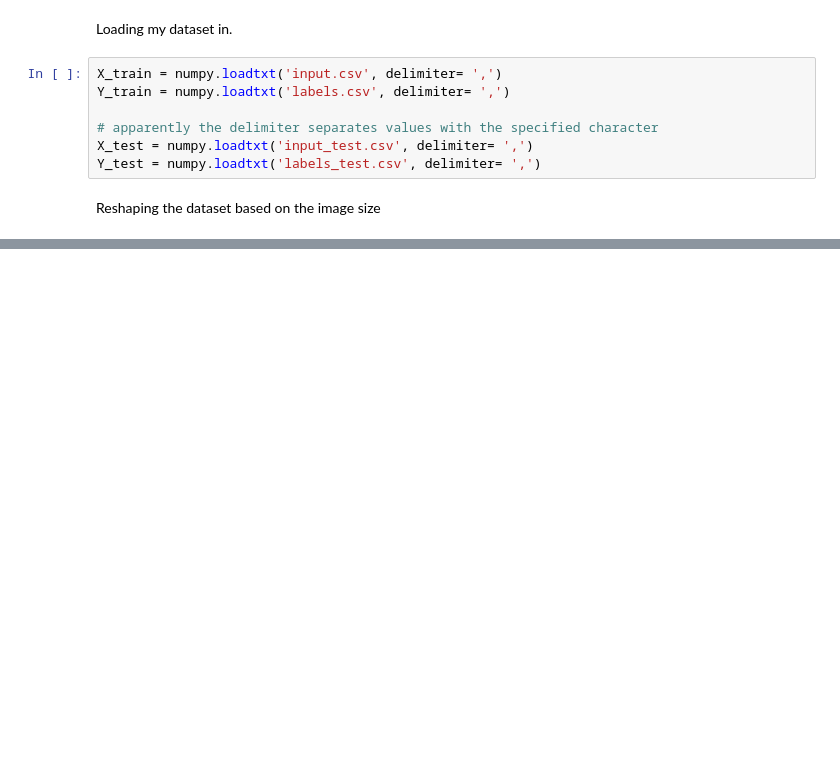
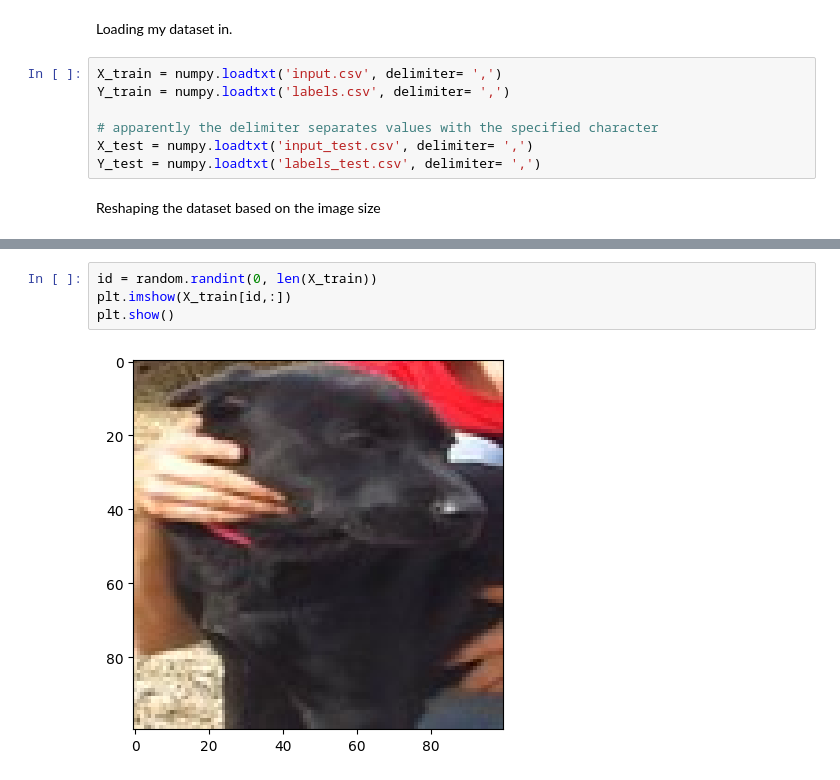
Before and after one commit to Pavelrh/Dog-Cat-Classifier, a Jupyter notebook: main.ipynb, the cells around one changed output, grey strips where cells are left out. Drawn from its saved outputs; the diff is of its cells as text; blank space fills up the shorter version.

Commit message:
made it possible to display a random image

```diff
--- a/main.ipynb
+++ b/main.ipynb
@@ -27,0 +50,6 @@ X_test = X_test/255
+# %%
+id = random.randint(0, len(X_train))
+plt.imshow(X_train[id,:])
+plt.show()
+# %% [output]
+[figure, added]
```
Also changed, not shown: parts of 2 cells of this notebook.
